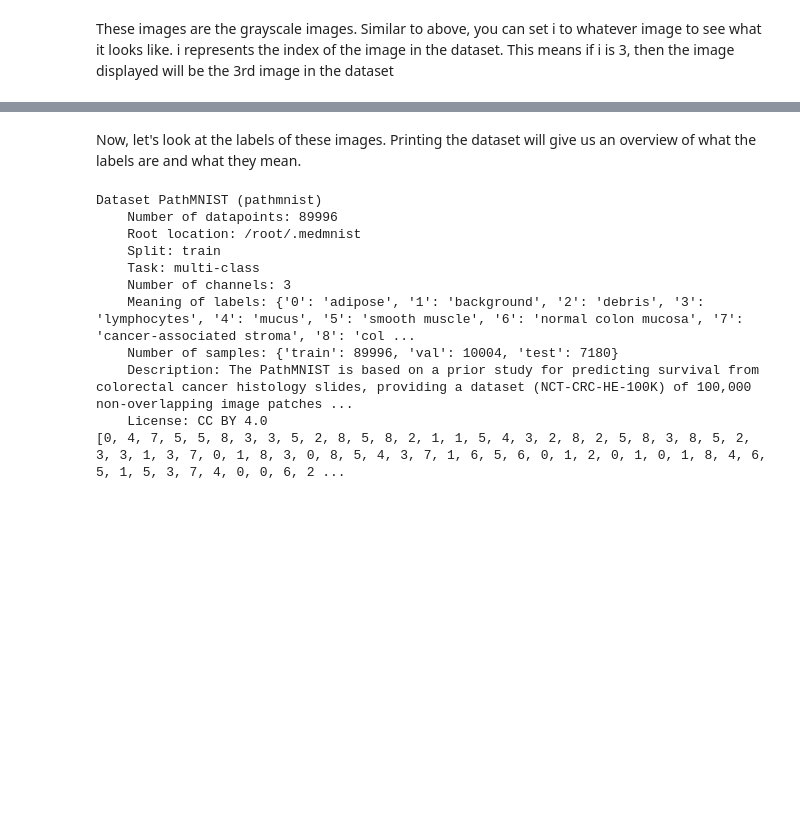
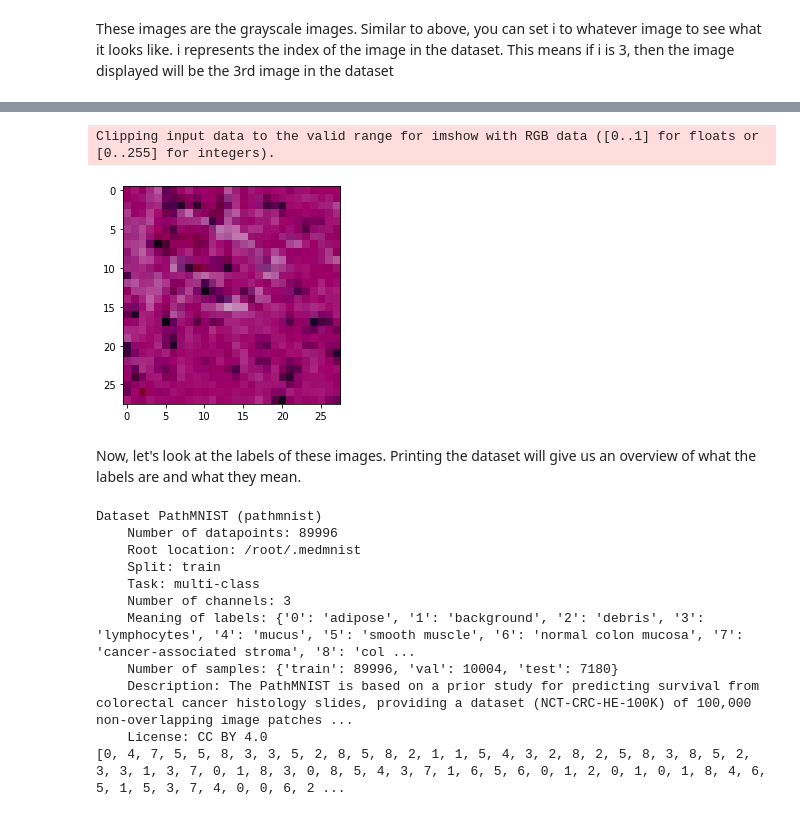
Before and after one commit to jlgrons/CELEHS-DSinA, a Jupyter notebook: Week_2_Materials/EDA.ipynb, the cells around one changed output, grey strips where cells are left out. Cells and saved outputs as stored; diff of their text form; code cells hidden in the pictures; blank space fills up the shorter version.

```diff
--- a/Week_2_Materials/EDA.ipynb
+++ b/Week_2_Materials/EDA.ipynb
@@ -152,3 +151,21 @@ label: [5]
+# %%
+from PIL import Image
+
+single_image = []
+for j in range(28):
+  tmp = []
+  for k in range(28):
+    tmp.append((training_images[i][0][j][k], training_images[i][1][j][k], training_images[i][2][j][k]))
+  single_image.append(tmp)
+
+# for arr in single_image:
+#   print(arr)
+
+plt.imshow(single_image)
+plt.show()
+# %% [output]
+Clipping input data to the valid range for imshow with RGB data ([0..1] for floats or [0..255] for integers).
+[figure, added]
 # %% [markdown]
 Now, let's look at the labels of these images. Printing the dataset will give us an overview of what the labels are and what they mean.
 # %%
```
Also changed, not shown: parts of 6 cells of this notebook.
